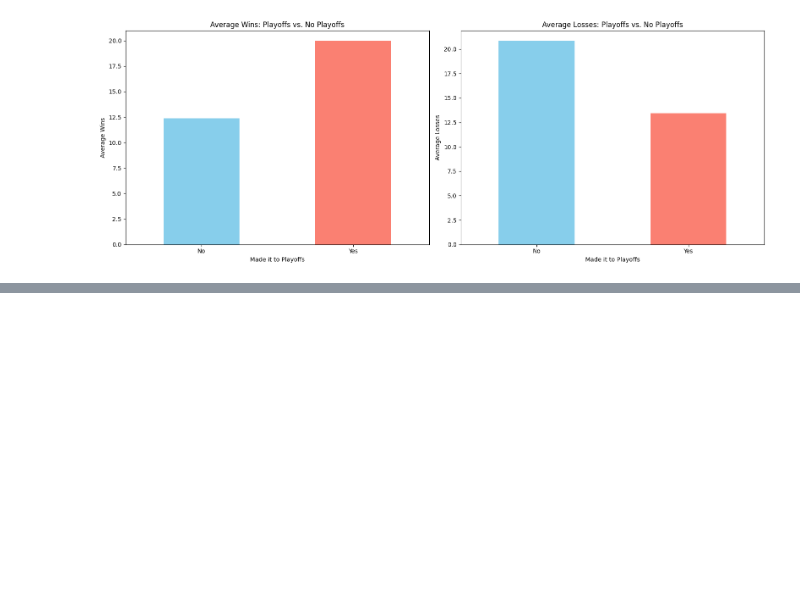
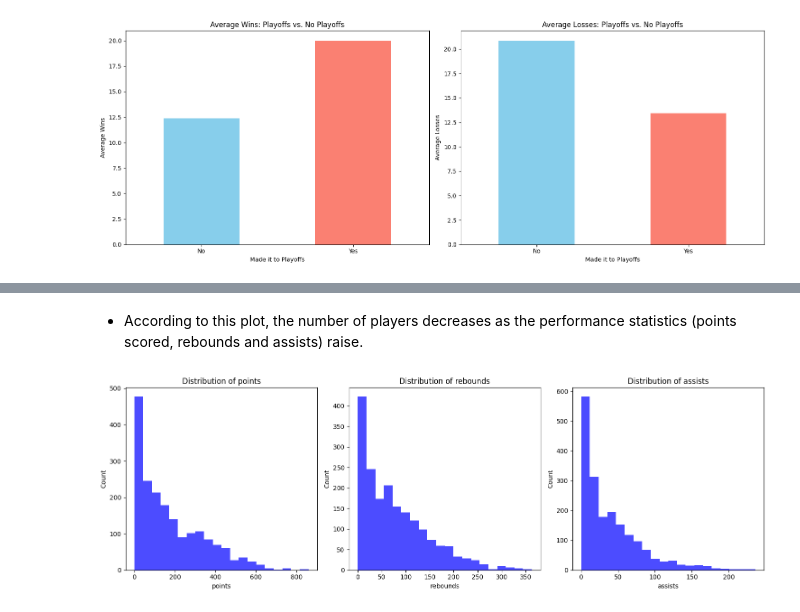
Before and after one commit to Pedro-CAB/AC-Project, a Jupyter notebook: data_analysis.ipynb, the cells around one changed output, grey strips where cells are left out. Cells and saved outputs as stored; diff of their text form; code cells hidden in the pictures; blank space fills up the shorter version.

```diff
--- a/data_analysis.ipynb
+++ b/data_analysis.ipynb
@@ -722,0 +762,23 @@ NameError: name 'sns' is not defined
+# %% [markdown]
+- According to this plot, the number of players decreases as the performance statistics (points scored, rebounds and assists) raise.
+# %%
+# Merge the 'Players' and 'Players-Teams' tables based on 'bioID'
+merged_data = players_teams.merge(players[['bioID', 'birthDate']], left_on='playerID', right_on='bioID', how='inner')
+
+# Select the performance statistics columns you want to create histograms for
+performance_columns = ['points', 'rebounds', 'assists']
+
+# Create histograms for each selected performance statistic
+plt.figure(figsize=(15, 5))
+
+for i, column in enumerate(performance_columns, 1):
+    plt.subplot(1, len(performance_columns), i)
+    plt.hist(merged_data[column], bins=20, color='blue', alpha=0.7)
+    plt.title(f'Distribution of {column}')
+    plt.xlabel(column)
+    plt.ylabel('Count')
+
+plt.tight_layout()
+plt.show()
+# %% [output]
+[figure, added]
```
Also changed, not shown: parts of 15 cells of this notebook.
